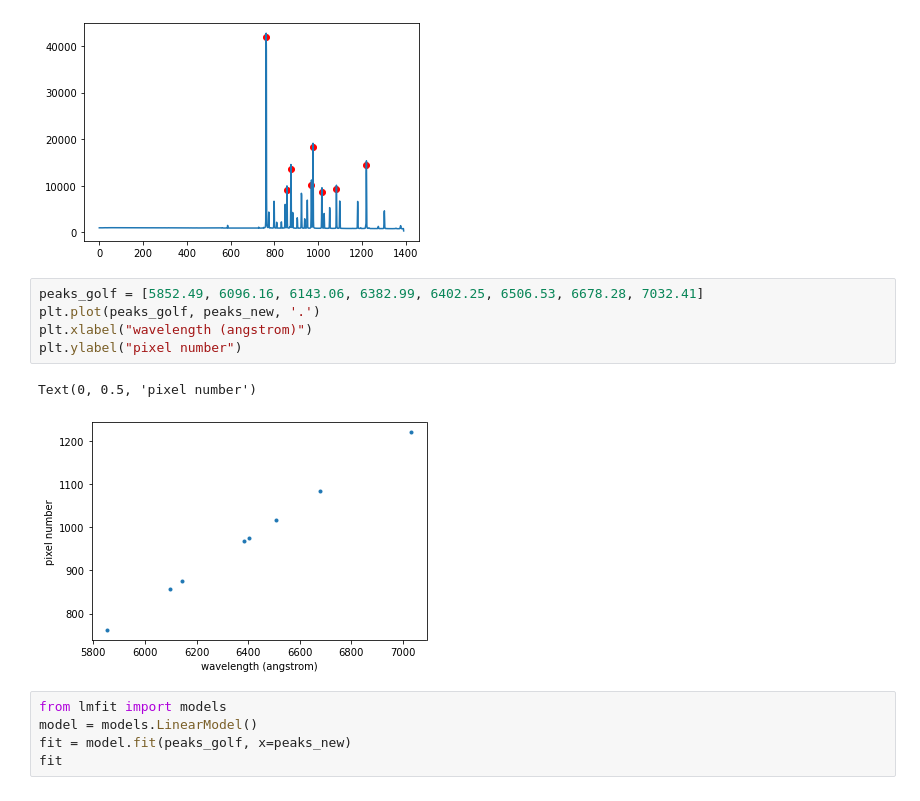
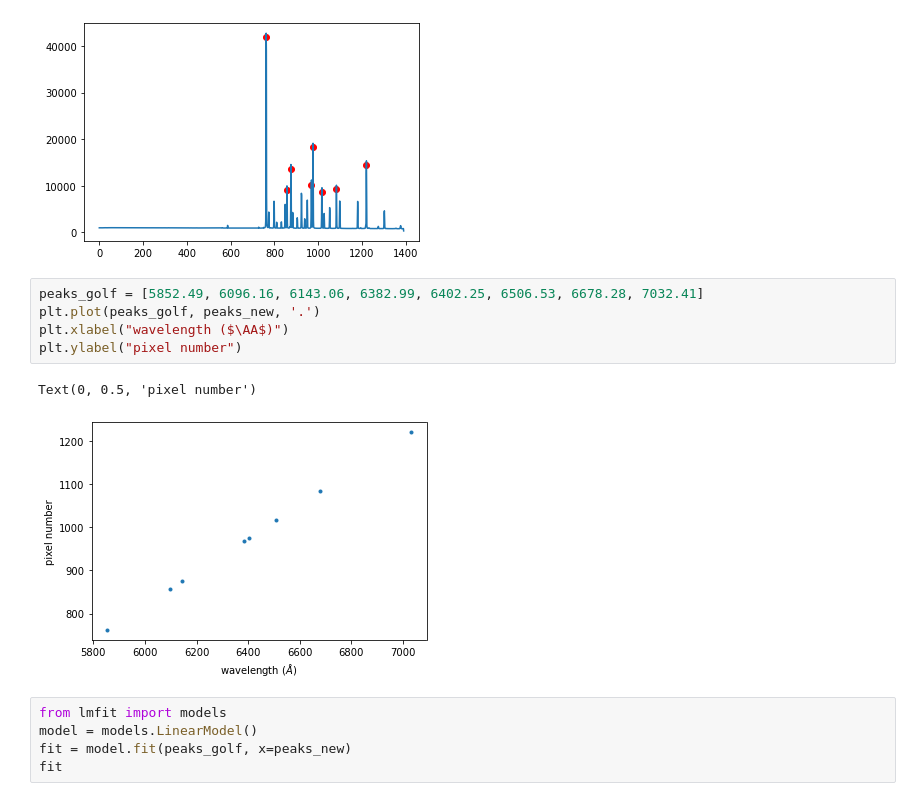
Before and after one commit to Yousousen/solar_physics, a Jupyter notebook: scripts/ijking.ipynb, the cells around one changed output. Drawn from its saved outputs; the diff is of its cells as text.

```diff
--- a/scripts/ijking.ipynb
+++ b/scripts/ijking.ipynb
@@ -173,11 +173,11 @@ plt.plot(spectrum)
 # %%
 peaks_golf = [5852.49, 6096.16, 6143.06, 6382.99, 6402.25, 6506.53, 6678.28, 7032.41]
 plt.plot(peaks_golf, peaks_new, '.')
-plt.xlabel("wavelength (angstrom)")
+plt.xlabel("wavelength ($\AA$)")
 plt.ylabel("pixel number")
 # %% [output]
 Text(0, 0.5, 'pixel number')
-[figure, old version]
+[figure, new version]
 # %%
 from lmfit import models
 model = models.LinearModel()
```
